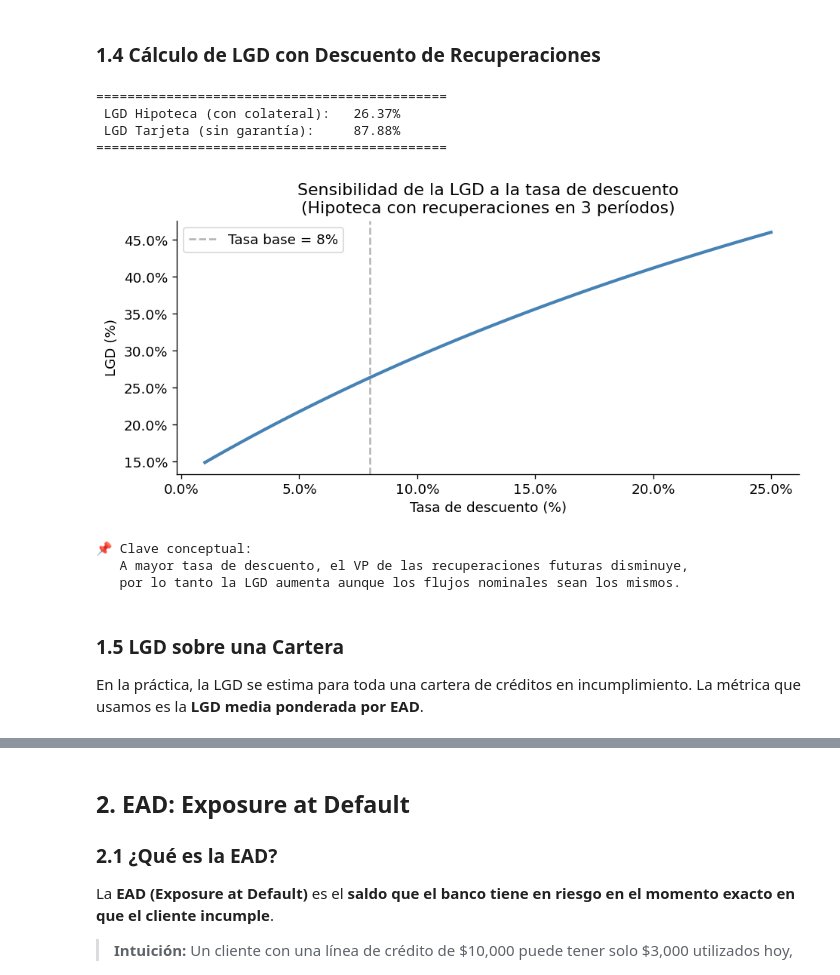
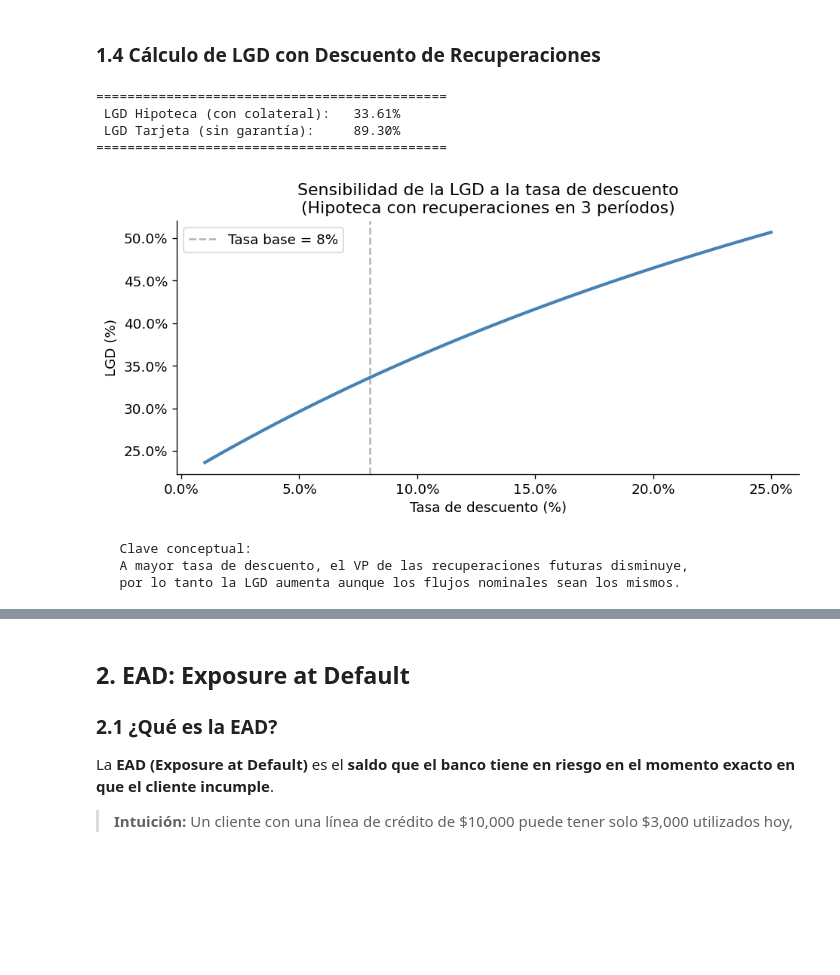
Before and after one commit to Enzo280100/CreditScoring, a Jupyter notebook: notebooks/s16/s16_IFRS9_lgd_ead.ipynb, the cells around one changed output, grey strips where cells are left out. Cells and saved outputs as stored; diff of their text form; code cells hidden in the pictures; blank space fills up the shorter version.

```diff
--- a/notebooks/s16/s16_IFRS9_lgd_ead.ipynb
+++ b/notebooks/s16/s16_IFRS9_lgd_ead.ipynb
@@ -115,9 +115,16 @@ def calcular_lgd(ead, recuperaciones, tasa_descuento, costos_cobranza):
         R / (1 + tasa_descuento) ** t
         for t, R in enumerate(recuperaciones, start=1)
     )
-    perdida_neta = ead - (vp_recuperaciones - costos_cobranza)
+
+    # costos_cobranza es ahora una lista de flujos por período
+    vp_costos_cobranza = sum(
+        C / (1 + tasa_descuento) ** t
+        for t, C in enumerate(costos_cobranza, start=1)
+    )
+
+    perdida_neta = ead - (vp_recuperaciones - vp_costos_cobranza)
     lgd = perdida_neta / ead
-    return max(0, min(1, lgd))  # LGD ∈ [0, 1]
+    return max(0, min(1, lgd))
 
 
 # ── Escenario 1: Crédito con colateral (ej. hipoteca) ──
@@ -125,7 +132,7 @@ lgd_hipoteca = calcular_lgd(
     ead=100_000,
     recuperaciones=[20_000, 40_000, 30_000],  # 3 períodos de recuperación
     tasa_descuento=0.08,
-    costos_cobranza=3_000
+    costos_cobranza=[3_000, 5_000, 4_000]
 )
 
 # ── Escenario 2: Tarjeta de crédito (sin garantía) ──
@@ -133,7 +140,7 @@ lgd_tarjeta = calcular_lgd(
     ead=5_000,
     recuperaciones=[500, 400],               # recuperaciones bajas y cortas
     tasa_descuento=0.08,
-    costos_cobranza=200
+    costos_cobranza=[200, 100]
 )
 
 print("=" * 45)
@@ -142,50 +149,45 @@ print(f" LGD Tarjeta (sin garantía):     {lgd_tarjeta:.2%}")
 print("=" * 45)
 # %% [output]
 =============================================
- LGD Hipoteca (con colateral):   26.37%
- LGD Tarjeta (sin garantía):     87.88%
+ LGD Hipoteca (con colateral):   33.61%
+ LGD Tarjeta (sin garantía):     89.30%
 =============================================
 # %%
 # ─────────────────────────────────────────────────────────────
 # Sensibilidad de la LGD a la tasa de descuento
 # Cuanto más alta la tasa → el VP de las recuperaciones cae → LGD sube
 # ─────────────────────────────────────────────────────────────
-
 tasas = np.linspace(0.01, 0.25, 50)
 
 lgd_por_tasa = [
     calcular_lgd(
         ead=100_000,
         recuperaciones=[20_000, 40_000, 30_000],
         tasa_descuento=r,
-        costos_cobranza=3_000
+        costos_cobranza=[3_000, 5_000, 4_000]
     )
     for r in tasas
 ]
 
 fig, ax = plt.subplots(figsize=(8, 4))
 ax.plot(tasas * 100, np.array(lgd_por_tasa) * 100, color='steelblue', linewidth=2.5)
 ax.set_xlabel('Tasa de descuento (%)')
 ax.set_ylabel('LGD (%)')
 ax.set_title('Sensibilidad de la LGD a la tasa de descuento\n(Hipoteca con recuperaciones en 3 períodos)')
 ax.yaxis.set_major_formatter(mtick.PercentFormatter())
 ax.xaxis.set_major_formatter(mtick.PercentFormatter())
 ax.axvline(8, color='gray', linestyle='--', alpha=0.6, label='Tasa base = 8%')
 ax.legend()
 plt.tight_layout()
 plt.show()
 
 print("""
-📌 Clave conceptual:
+   Clave conceptual:
    A mayor tasa de descuento, el VP de las recuperaciones futuras disminuye,
    por lo tanto la LGD aumenta aunque los flujos nominales sean los mismos.
 """)
 # %% [output]
-[figure, old version]
+[figure, new version]
-📌 Clave conceptual:
+   Clave conceptual:
    A mayor tasa de descuento, el VP de las recuperaciones futuras disminuye,
    por lo tanto la LGD aumenta aunque los flujos nominales sean los mismos.
-# %% [markdown]
-### **1.5 LGD sobre una Cartera**
-
-En la práctica, la LGD se estima para toda una cartera de créditos en incumplimiento. La métrica que usamos es la **LGD media ponderada por EAD**.
```
Also changed, not shown: parts of 4 cells of this notebook.
